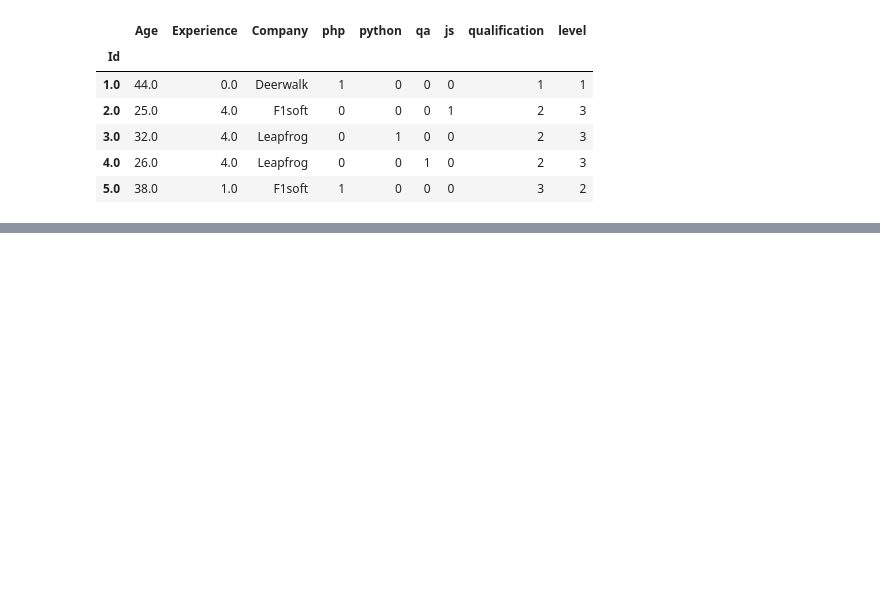
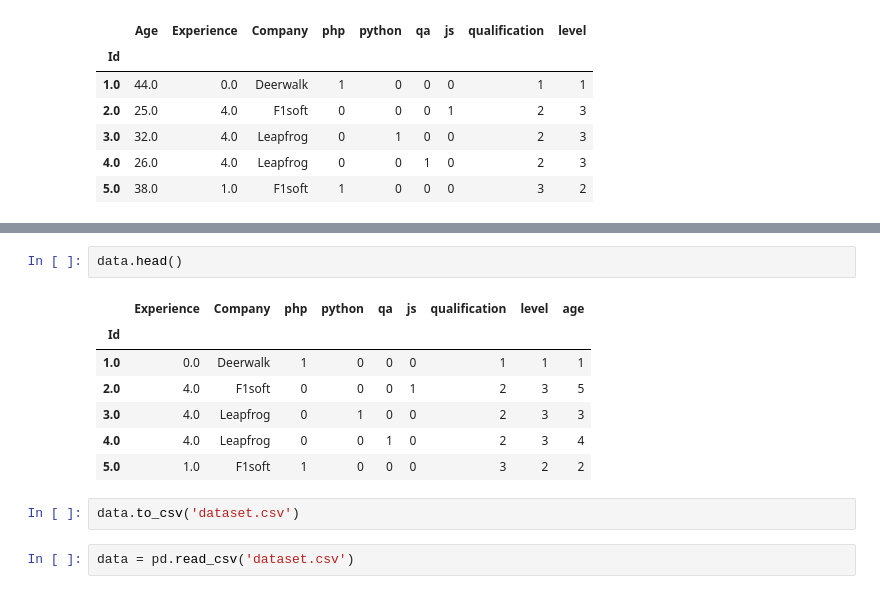
Before and after one commit to concept-inversion/Recommendation-System, a Jupyter notebook: src/jupyter_test_files/Untitled.ipynb, the cells around one changed output, grey strips where cells are left out. Drawn from its saved outputs; the diff is of its cells as text; blank space fills up the shorter version.

```diff
--- a/src/jupyter_test_files/Untitled.ipynb
+++ b/src/jupyter_test_files/Untitled.ipynb
@@ -92,0 +129,14 @@ data.head()
+# %%
+data.head()
+# %% [output]
+|  | Experience | Company | php | python | qa | js | qualification | level | age |
+| Id |  |  |  |  |  |  |  |  |  |
+| 1.0 | 0.0 | Deerwalk | 1 | 0 | 0 | 0 | 1 | 1 | 1 |
+| 2.0 | 4.0 | F1soft | 0 | 0 | 0 | 1 | 2 | 3 | 5 |
+| 3.0 | 4.0 | Leapfrog | 0 | 1 | 0 | 0 | 2 | 3 | 3 |
+| 4.0 | 4.0 | Leapfrog | 0 | 0 | 1 | 0 | 2 | 3 | 4 |
+| 5.0 | 1.0 | F1soft | 1 | 0 | 0 | 0 | 3 | 2 | 2 |
+# %%
+data.to_csv('dataset.csv')
+# %%
+data = pd.read_csv('dataset.csv')
```
Also changed, not shown: parts of 5 cells of this notebook, 1 other file.
